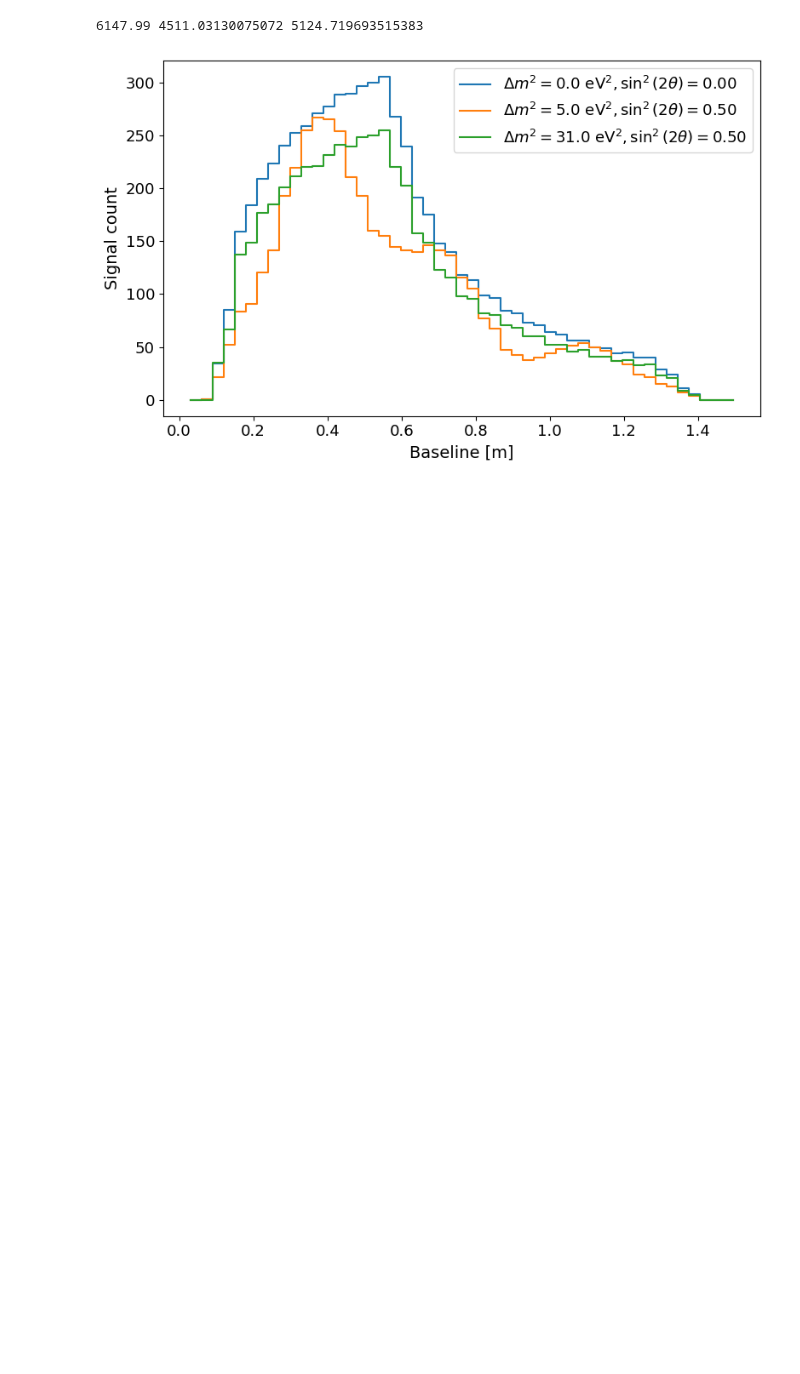
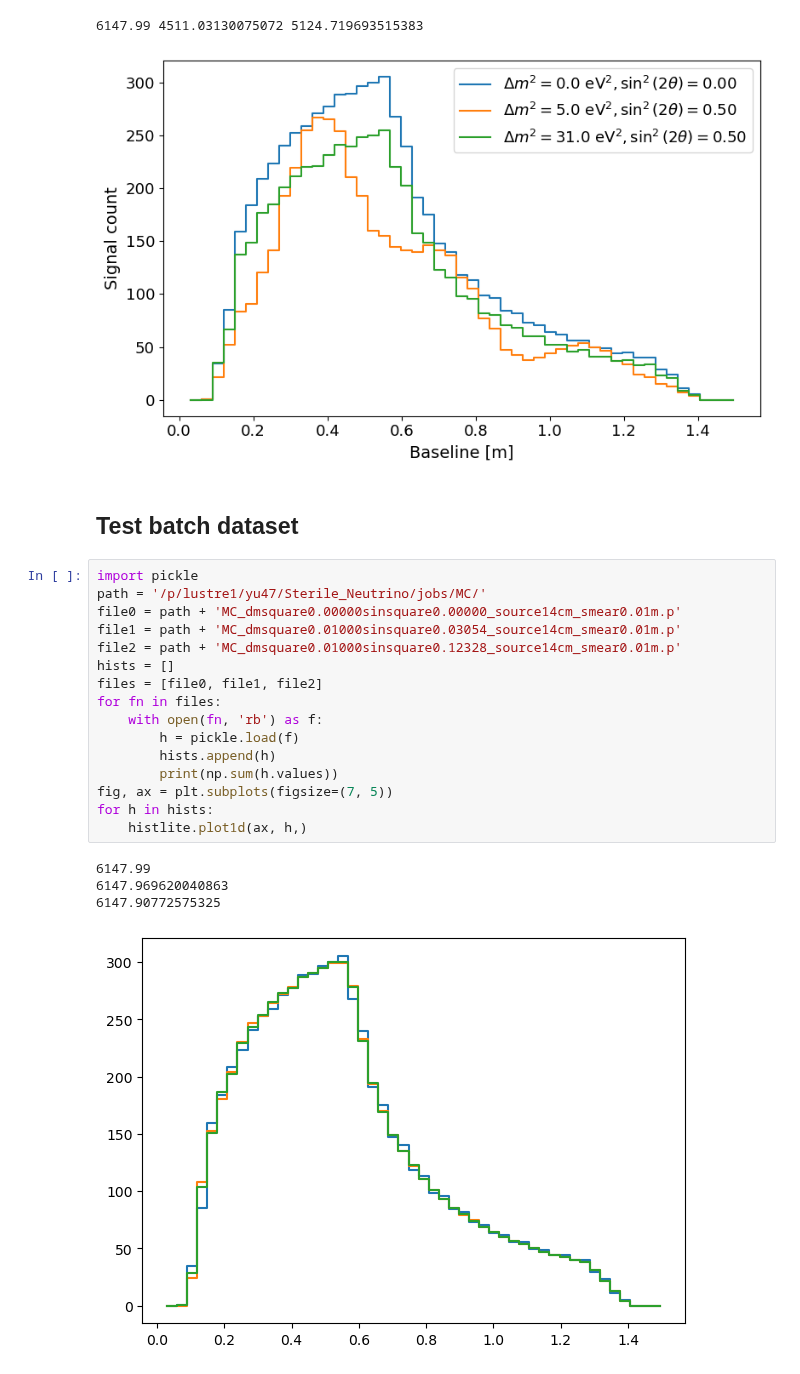
Before and after one commit to YMTheory/sensitivity, a Jupyter notebook: notebooks/test_MC.ipynb, the cells around one changed output. Saved outputs shown, nothing was run; the diff lists cells and outputs as text; blank space fills up the shorter version.

Commit message:
Add batch test to understand the chi-square fitting results.

```diff
--- a/notebooks/test_MC.ipynb
+++ b/notebooks/test_MC.ipynb
@@ -412,3 +412,26 @@ plt.tight_layout()
 # %% [output]
 6147.99 4511.03130075072 5124.719693515383
 [figure]
+# %% [markdown]
+## Test batch dataset
+# %%
+import pickle
+path = '/p/lustre1/yu47/Sterile_Neutrino/jobs/MC/'
+file0 = path + 'MC_dmsquare0.00000sinsquare0.00000_source14cm_smear0.01m.p'
+file1 = path + 'MC_dmsquare0.01000sinsquare0.03054_source14cm_smear0.01m.p'
+file2 = path + 'MC_dmsquare0.01000sinsquare0.12328_source14cm_smear0.01m.p'
+hists = []
+files = [file0, file1, file2]
+for fn in files:
+    with open(fn, 'rb') as f:
+        h = pickle.load(f)
+        hists.append(h)
+        print(np.sum(h.values))
+fig, ax = plt.subplots(figsize=(7, 5))
+for h in hists:
+    histlite.plot1d(ax, h,)
+# %% [output]
+6147.99
+6147.969620040863
+6147.90772575325
+[figure, added]
```
